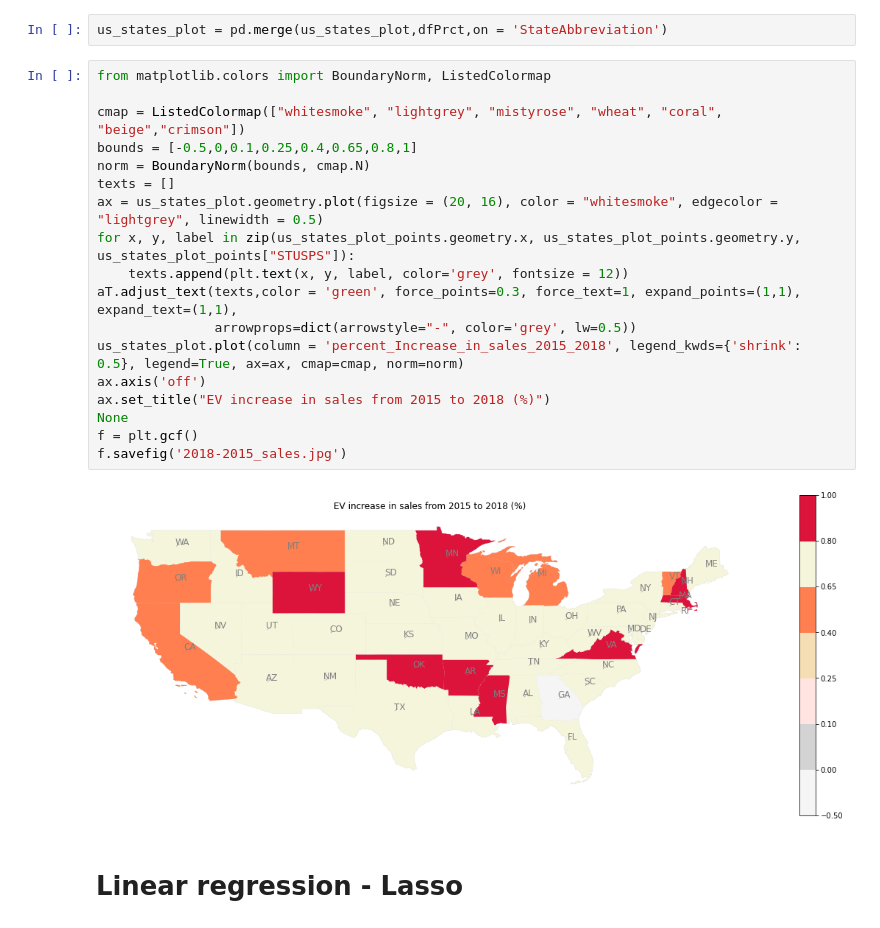
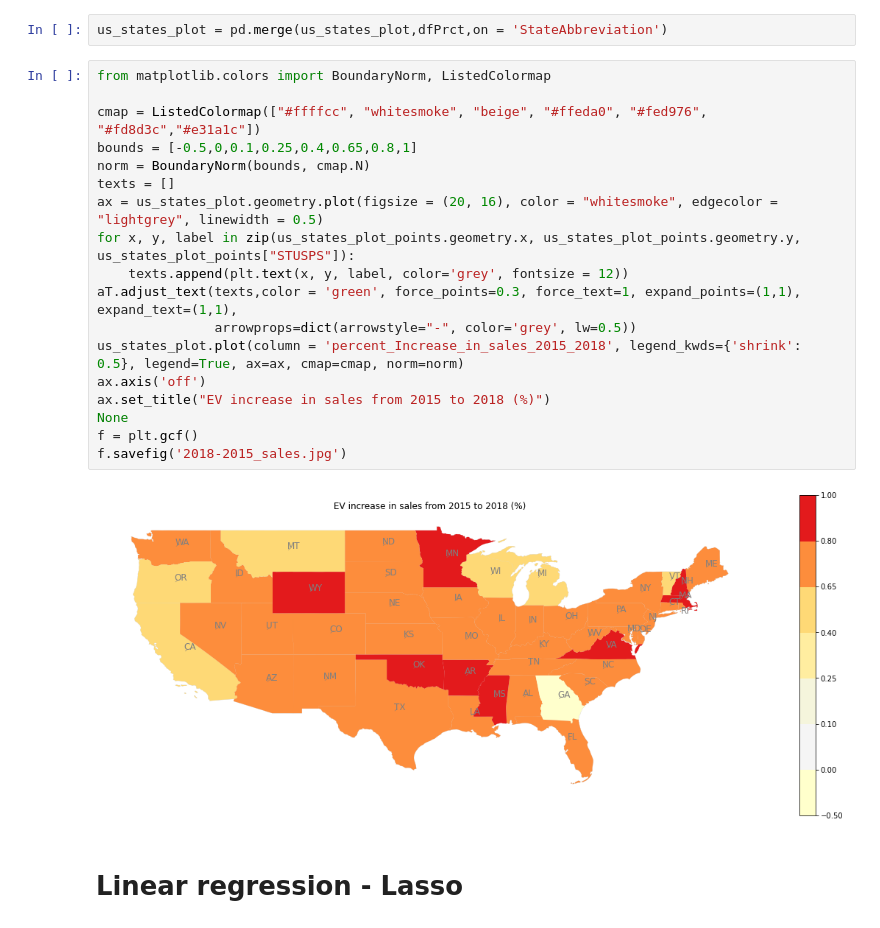
Before and after one commit to Disguiser23/ECE143-project-group11, a Jupyter notebook: data analysis and visualization_Dec10.ipynb, the cells around one changed output. Cells and saved outputs as stored; diff of their text form.

```diff
--- a/data analysis and visualization_Dec10.ipynb
+++ b/data analysis and visualization_Dec10.ipynb
@@ -181,23 +182,23 @@ us_states_plot = pd.merge(us_states_plot,dfPrct,on = 'StateAbbreviation')
 # %%
 from matplotlib.colors import BoundaryNorm, ListedColormap
 
-cmap = ListedColormap(["whitesmoke", "lightgrey", "mistyrose", "wheat", "coral", "beige","crimson"])
+cmap = ListedColormap(["#ffffcc", "whitesmoke", "beige", "#ffeda0", "#fed976", "#fd8d3c","#e31a1c"])
 bounds = [-0.5,0,0.1,0.25,0.4,0.65,0.8,1]
 norm = BoundaryNorm(bounds, cmap.N)
 texts = []
 ax = us_states_plot.geometry.plot(figsize = (20, 16), color = "whitesmoke", edgecolor = "lightgrey", linewidth = 0.5)
 for x, y, label in zip(us_states_plot_points.geometry.x, us_states_plot_points.geometry.y, us_states_plot_points["STUSPS"]):
     texts.append(plt.text(x, y, label, color='grey', fontsize = 12))
 aT.adjust_text(texts,color = 'green', force_points=0.3, force_text=1, expand_points=(1,1), expand_text=(1,1),
                arrowprops=dict(arrowstyle="-", color='grey', lw=0.5))
 us_states_plot.plot(column = 'percent_Increase_in_sales_2015_2018', legend_kwds={'shrink': 0.5}, legend=True, ax=ax, cmap=cmap, norm=norm)
 ax.axis('off')
 ax.set_title("EV increase in sales from 2015 to 2018 (%)")
 None
 f = plt.gcf()
 f.savefig('2018-2015_sales.jpg')
 # %% [output]
-[figure, old version]
+[figure, new version]
 # %% [markdown]
 # Linear regression - Lasso
 # %%
```
Also changed, not shown: parts of 6 cells of this notebook, 7 other files.
